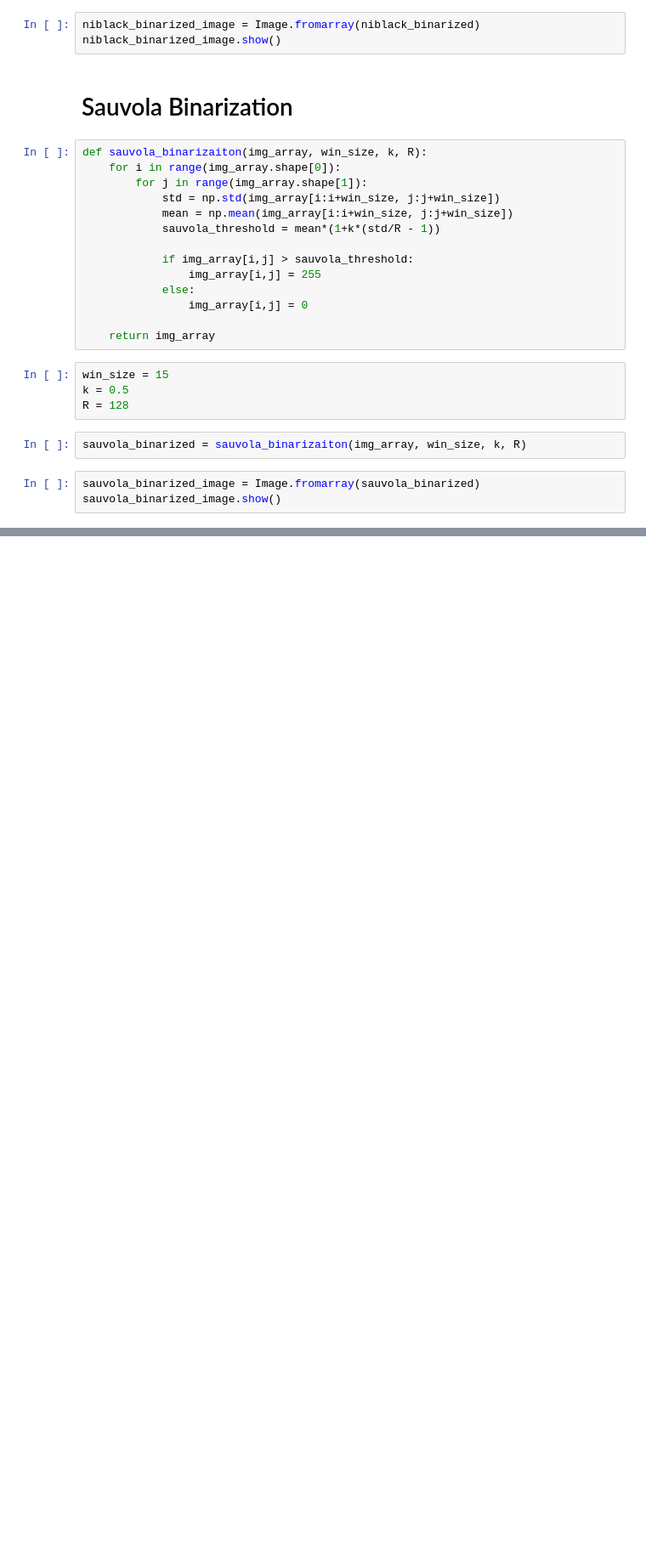
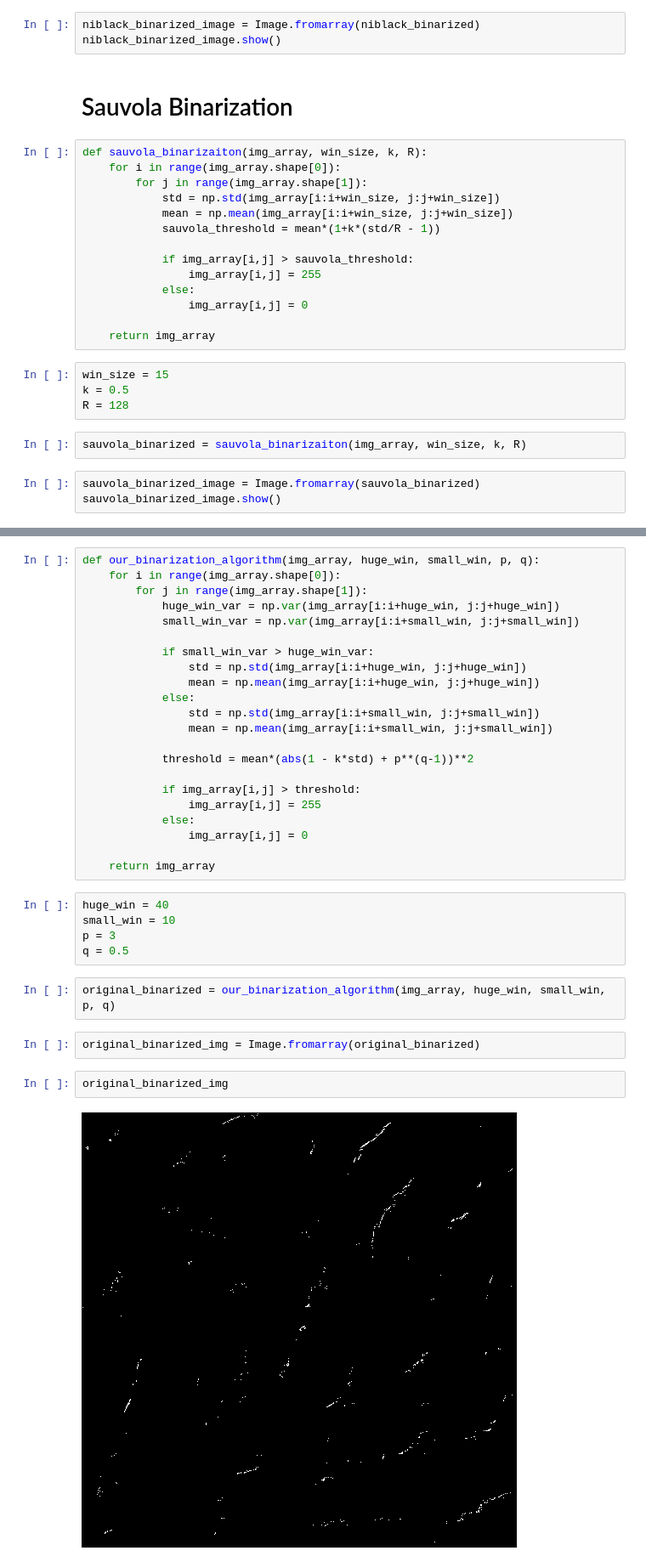
Before and after one commit to dzebrowskii/Histogram-stretching-and-equalization, a Jupyter notebook: zadanie3.ipynb, the cells around one changed output, grey strips where cells are left out. Shown at 85% size. Saved outputs shown, nothing was run; the diff lists cells and outputs as text; blank space fills up the shorter version.

```diff
--- a/zadanie3.ipynb
+++ b/zadanie3.ipynb
@@ -99,0 +134,35 @@ sauvola_binarized_image.show()
+# %%
+def our_binarization_algorithm(img_array, huge_win, small_win, p, q):
+    for i in range(img_array.shape[0]):
+        for j in range(img_array.shape[1]):
+            huge_win_var = np.var(img_array[i:i+huge_win, j:j+huge_win])
+            small_win_var = np.var(img_array[i:i+small_win, j:j+small_win])
+
+            if small_win_var > huge_win_var:
+                std = np.std(img_array[i:i+huge_win, j:j+huge_win])
+                mean = np.mean(img_array[i:i+huge_win, j:j+huge_win])
+            else:
+                std = np.std(img_array[i:i+small_win, j:j+small_win])
+                mean = np.mean(img_array[i:i+small_win, j:j+small_win])
+
+            threshold = mean*(abs(1 - k*std) + p**(q-1))**2
+
+            if img_array[i,j] > threshold:
+                img_array[i,j] = 255
+            else:
+                img_array[i,j] = 0
+
+    return img_array
+# %%
+huge_win = 40
+small_win = 10
+p = 3
+q = 0.5
+# %%
+original_binarized = our_binarization_algorithm(img_array, huge_win, small_win, p, q)
+# %%
+original_binarized_img = Image.fromarray(original_binarized)
+# %%
+original_binarized_img
+# %% [output]
+[figure, added]
```
Also changed, not shown: parts of 8 cells of this notebook.
